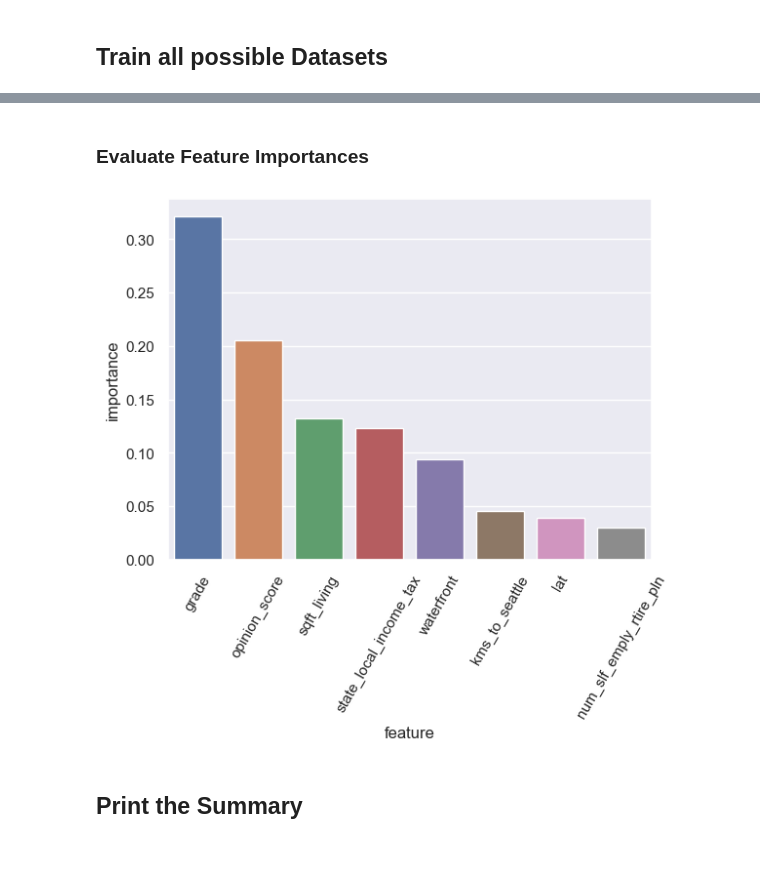
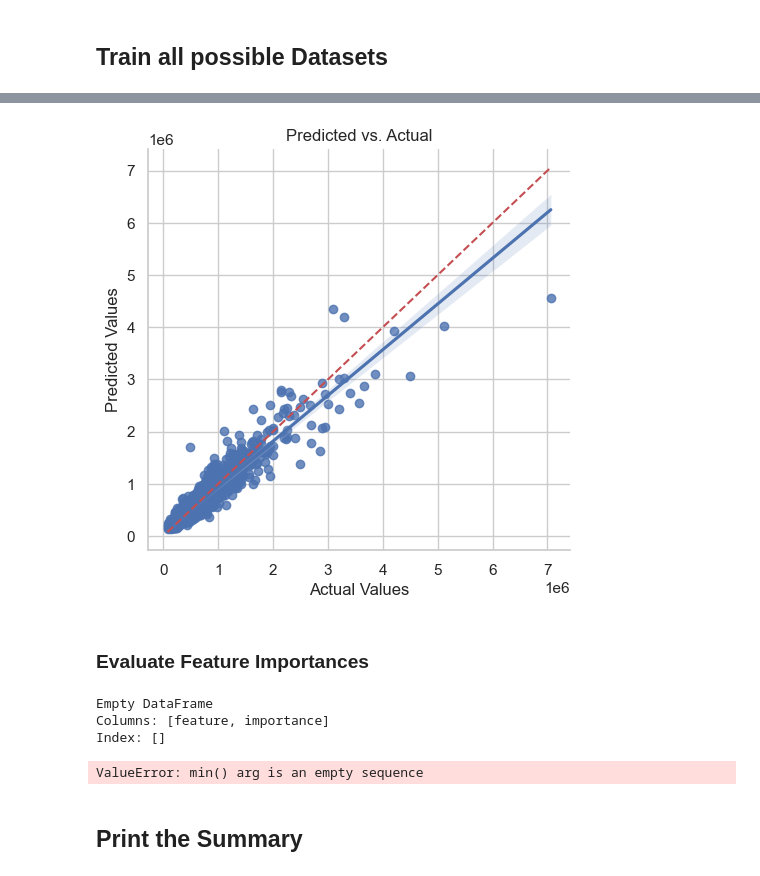
Before and after one commit to jjossie/jberds-housing, a Jupyter notebook: housing.ipynb, the cells around one changed output, grey strips where cells are left out. Cells and saved outputs as stored; diff of their text form; code cells hidden in the pictures.

```diff
--- a/housing.ipynb
+++ b/housing.ipynb
@@ -180,10 +183,10 @@ normal_holdout_mini, added_columns_holdout_mini, normalized_holdout_mini, irs_ho
 This will be performed for each of the possible dataframes to determine which sets of augmented features are most helpful.
 # %%
 dataframes = {
-    "normal housing": normal_housing,
-    "added columns housing": added_columns_housing,
-    "normalized housing": normalized_housing,
-    "irs housing": irs_housing,
+    # "normal housing": normal_housing,
+    # "added columns housing": added_columns_housing,
+    # "normalized housing": normalized_housing,
+    # "irs housing": irs_housing,
     "normalized irs housing": normalized_irs_housing
 }
 # %% [markdown]
@@ -221,8 +224,7 @@ cross_validators = {}
 from sklearn.model_selection import RandomizedSearchCV, GridSearchCV
 
 
-def evaluate(model_id, search: RandomizedSearchCV, y_test, y_pred):
-
+def evaluate(model_id, search: GridSearchCV, y_test, y_pred):
     cross_validators[model_id] = search
     models[model_id] = best_model
 
@@ -241,7 +243,6 @@ def evaluate(model_id, search: RandomizedSearchCV, y_test, y_pred):
 
 
 def report():
-
     plt = sns.barplot(
         data=results,
         x="id",
@@ -253,15 +254,15 @@ def report():
 
     # Add values to the top of each bar
     for index, row in results.iterrows():
-        plt.annotate(round(row['r2'], 2),         # Value to display
-                     xy=(row.name, row['r2']),    # Position of the value
-                     xytext=(0, 5),               # Offset text position (optional)
+        plt.annotate(round(row['r2'], 4),  # Value to display
+                     xy=(row.name, row['r2']),  # Position of the value
+                     xytext=(0, 5),  # Offset text position (optional)
                      textcoords='offset points',  # Offset type (optional)
-                     ha='center')                 # Horizontal alignment of the value
+                     ha='center')  # Horizontal alignment of the value
 # %% [markdown]
 ## Train all possible Datasets
 # %%
-from sklearn.model_selection import RandomizedSearchCV, train_test_split
+from sklearn.model_selection import RandomizedSearchCV, GridSearchCV, train_test_split
 from xgboost import XGBRegressor
 
 param_grid = {
@@ -270,18 +271,22 @@ param_grid = {
     'max_depth': [3, 5, 7]
 }
 
-columns_to_drop = ['price', 'date', 'id']
+columns_to_drop = ['price', 'date', 'id',
+                   ]
 
 for name, dataframe in dataframes.items():
     print(f"Training based on the '{name}' dataset")
+
+    # Filter The Bourgeoisie ?
 
     # Define X/y
     y = dataframe.price
     X = dataframe.drop(columns_to_drop, axis=1)
 
     # Split into Train/Eval/Test datasets
-    X_train_validate, X_test, y_train_validate, y_test = train_test_split(X, y, test_size=0.2, random_state=42)
-    X_train, X_validate, y_train, y_validate = train_test_split(X_train_validate, y_train_validate, test_size=0.2, random_state=42)
+    X_train, X_test, y_train, y_test = train_test_split(X, y, test_size=0.2, random_state=42)
+    # X_train, X_validate, y_train, y_validate = train_test_split(X_train_validate, y_train_validate, test_size=0.2,
+    #                                                             random_state=42)
     # X_train, y_train, X_validate, y_validate = train_test_split(X_train, y_train, test_size=0.2)
     # X_train, y_train, X_test, y_test = train_test_split(X, y, test_size=0.2)
 
@@ -298,4 +303,27 @@ for name, dataframe in dataframes.items():
 
     # Record the results
     evaluate(name, random_search, y_test, y_pred)
+
+    # Brian's thing
+
+    from matplotlib import pyplot as plt
+
+    subset = X_test
+    X_test['Predicted Values'] = y_pred
+    X_test['Actual Values'] = y_test
+
+    sns.lmplot(x='Actual Values', y='Predicted Values', data=X_test)
+
+    # Add labels and title
+    plt.xlabel('Actual Values')
+    plt.ylabel('Predicted Values')
+    plt.title('Predicted vs. Actual')
+
+    # Add a diagonal line for reference
+    plt.plot([min(X_test['Actual Values']), max(X_test['Actual Values'])],
+             [min(X_test['Actual Values']), max(X_test['Actual Values'])],
+             'r--')
+
+    # Display the plot
+    plt.show()
 # %% [output]
@@ -319,10 +343,11 @@ Evaluating added columns housing:
+[figure, added]
 # %% [markdown]
 ### Evaluate Feature Importances
 # %%
 feature_importances = {}
 feature_importances_df = pd.DataFrame({"feature": [], "importance": []})
 for name, search in cross_validators.items():
-    s: RandomizedSearchCV = search
+    s: GridSearchCV = search
     # print(f"{name}: ")
     for index, value in enumerate(s.feature_names_in_):
         importance = s.best_estimator_.feature_importances_[index]
@@ -337,7 +362,10 @@ for feature, importances in feature_importances.items():
         feature_importances_df.loc[len(feature_importances_df)] = [feature, importance]
 
 # summarized_fi = feature_importances_df.sort_values("importance", ascending=False)
-summarized_fi = feature_importances_df.groupby(["feature"]).mean().sort_values("importance", ascending=False).reset_index().head(8)
+summarized_fi = feature_importances_df.groupby(["feature"]).mean().sort_values("importance",
+                                                                               ascending=False).reset_index().head(10)
+
+print(summarized_fi.head(30))
 
 # summarized_fi["feature"] = summarized_fi["feature"].astype(str)
 
@@ -347,18 +375,20 @@ plt = sns.barplot(
     y="importance",
 )
 
-
 pyplot.xticks(rotation=60)
 
 # Add values to the top of each bar
 for index, row in results.iterrows():
-    plt.annotate(round(row['r2'], 2),         # Value to display
-                 xy=(row.name, row['r2']),    # Position of the value
-                 xytext=(0, 5),               # Offset text position (optional)
+    plt.annotate(round(row['r2'], 2),  # Value to display
+                 xy=(row.name, row['r2']),  # Position of the value
+                 xytext=(0, 5),  # Offset text position (optional)
                  textcoords='offset points',  # Offset type (optional)
-                 ha='center')                 # Horizontal alignment of the value
+                 ha='center')  # Horizontal alignment of the value
 # %% [output]
-[figure, removed]
+Empty DataFrame
+Columns: [feature, importance]
+Index: []
+ValueError: min() arg is an empty sequence
 # %% [markdown]
 ## Print the Summary
 # %%
```
Also changed, not shown: parts of 4 cells of this notebook.
